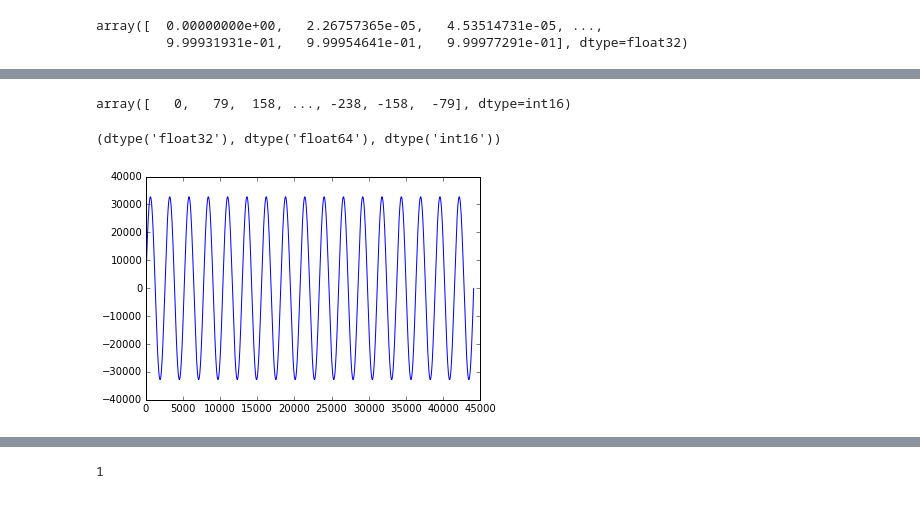
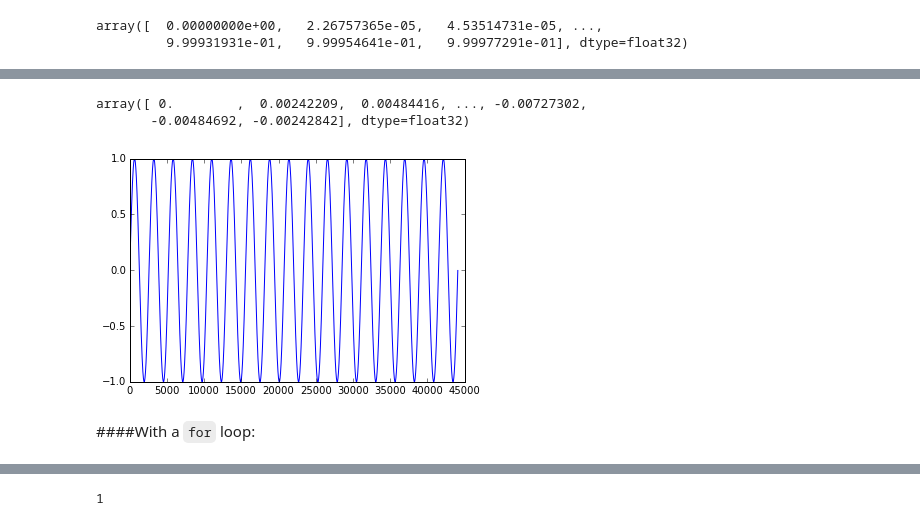
Before and after one commit to Twangist/log_calls, a Jupyter notebook: log_calls/docs/history_to_pandas.ipynb, the cells around one changed output, grey strips where cells are left out. Drawn from its saved outputs; the diff is of its cells as text; code cells hidden in the pictures.

```diff
--- a/log_calls/docs/history_to_pandas.ipynb
+++ b/log_calls/docs/history_to_pandas.ipynb
@@ -24,14 +104,12 @@ vectorized_secs.best
-# %%
-Hz_17_16bit = np.int16(np.float32(32767) * Hz_17)
-Hz_17_16bit
-# %% [output]
-array([   0,   79,  158, ..., -238, -158,  -79], dtype=int16)
-# %%
-ran_t.dtype, Hz_17.dtype, Hz_17_16bit.dtype
-# %% [output]
-(dtype('float32'), dtype('float64'), dtype('int16'))
+# %%
+Hz_17
+# %% [output]
+array([ 0.        ,  0.00242209,  0.00484416, ..., -0.00727302,
+       -0.00484692, -0.00242842], dtype=float32)
 # %%
-plt.plot(Hz_17_16bit);
+plt.plot(Hz_17);
 # %% [output]
-[figure, old version]
+[figure, new version]
+# %% [markdown]
+####With a `for` loop:
 # %%
```
Also changed, not shown: parts of 52 cells of this notebook, 8 other files.
